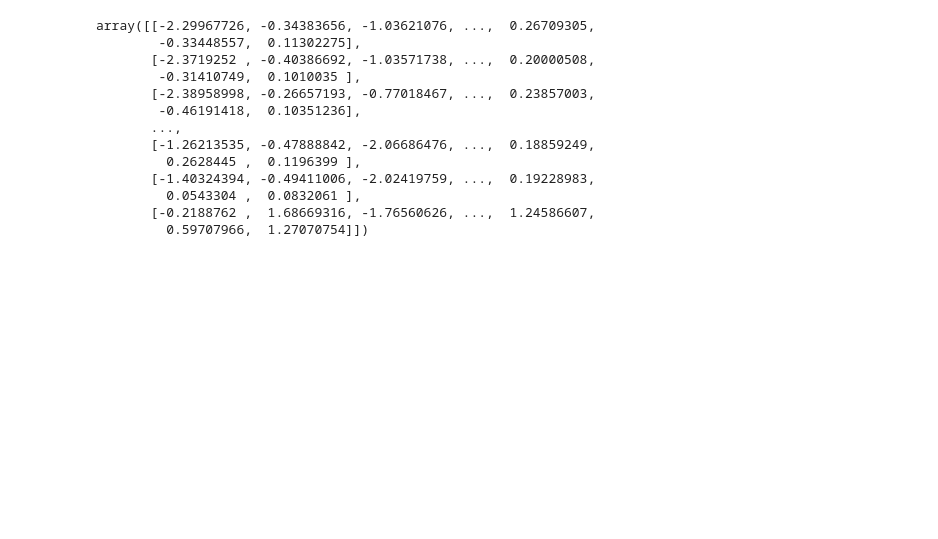
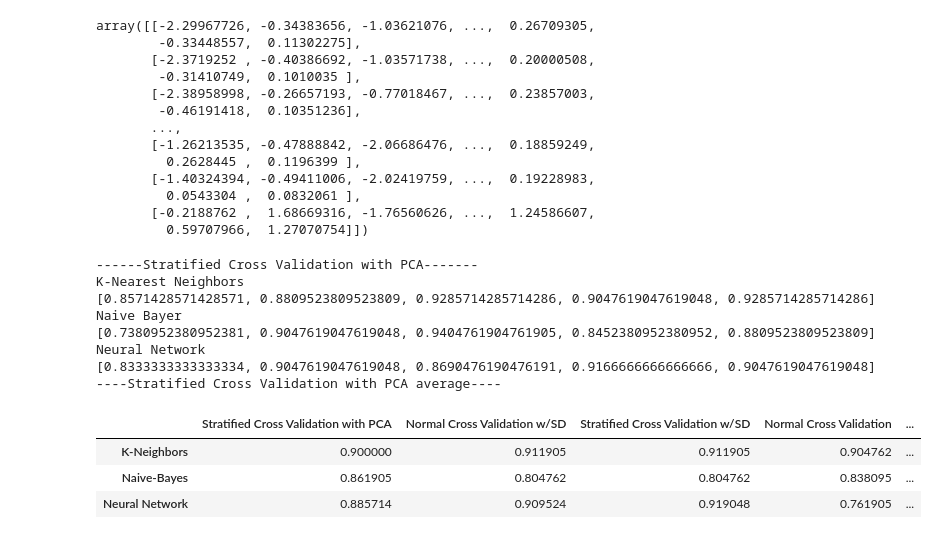
Before and after one commit to OmarGard/DataMining, a Jupyter notebook: Classification.ipynb, the cells around one changed output. Saved outputs shown, nothing was run; the diff lists cells and outputs as text; code cells hidden in the pictures; blank space fills up the shorter version.

```diff
--- a/Classification.ipynb
+++ b/Classification.ipynb
@@ -388,7 +388,7 @@ scores_NB = []
 scores_NN = []
 KFolds = StratifiedKFold(n_splits=folds)
 for train_index,test_index in KFolds.split(X=x,y=y):
-    X_train,X_test,y_train,y_test = x[train_index],x[test_index],y[train_index],y[test_index]
+    X_train,X_test,y_train,y_test = principalComponents[train_index],principalComponents[test_index],y[train_index],y[test_index]
     scores_KK.append(get_score(kk,X_train,X_test,y_train,y_test))
     scores_NB.append(get_score(nb,X_train,X_test,y_train,y_test))
     scores_NN.append(get_score(nn,X_train,X_test,y_train,y_test))
@@ -401,33 +401,46 @@ print("Neural Network")
 print(scores_NN)
 kk_df_aux = pd.DataFrame(scores_KK,
                    columns=['Stratified Cross Validation with PCA'],
                          index=split_names)
 kk_df_result = pd.concat([kk_df_aux,kk_df],axis=1)
 kk_df = kk_df_result
 
 
 nb_df_aux = pd.DataFrame(scores_NB,
                    columns=['Stratified Cross Validation with PCA'],
                      index=split_names)
 nb_df_result = pd.concat([nb_df_aux,nb_df],axis=1)
 nb_df = nb_df_result
 
 
 nn_df_aux = pd.DataFrame(scores_NN,
                    columns=['Stratified Cross Validation with PCA'],
                          index=split_names)
 nn_df_result = pd.concat([nn_df_aux,nn_df],axis=1)
 nn_df = nn_df_result
 
 strat_avg = [np.mean(scores_KK),
              np.mean(scores_NB),
              np.mean(scores_NN)]
 avg_df_aux = pd.DataFrame(strat_avg,
                       columns=['Stratified Cross Validation with PCA'],index=['K-Neighbors','Naive-Bayes','Neural Network'])
 avg_df_result = pd.concat([avg_df_aux,avg_df],axis=1)
 avg_df=avg_df_result
 print("----Stratified Cross Validation with PCA average----")
 avg_df
+# %% [output]
+------Stratified Cross Validation with PCA-------
+K-Nearest Neighbors
+[0.8571428571428571, 0.8809523809523809, 0.9285714285714286, 0.9047619047619048, 0.9285714285714286]
+Naive Bayer
+[0.7380952380952381, 0.9047619047619048, 0.9404761904761905, 0.8452380952380952, 0.8809523809523809]
+Neural Network
+[0.8333333333333334, 0.9047619047619048, 0.8690476190476191, 0.9166666666666666, 0.9047619047619048]
+----Stratified Cross Validation with PCA average----
+|  | Stratified Cross Validation with PCA | Normal Cross Validation w/SD | Stratified Cross Validation w/SD | Normal Cross Validation | ... |
+| K-Neighbors | 0.900000 | 0.911905 | 0.911905 | 0.904762 | ... |
+| Naive-Bayes | 0.861905 | 0.804762 | 0.804762 | 0.838095 | ... |
+| Neural Network | 0.885714 | 0.909524 | 0.919048 | 0.761905 | ... |
 # %%
 scores_KK = []
 scores_NB = []
```
Also changed, not shown: parts of 5 cells of this notebook, 1 other file.
